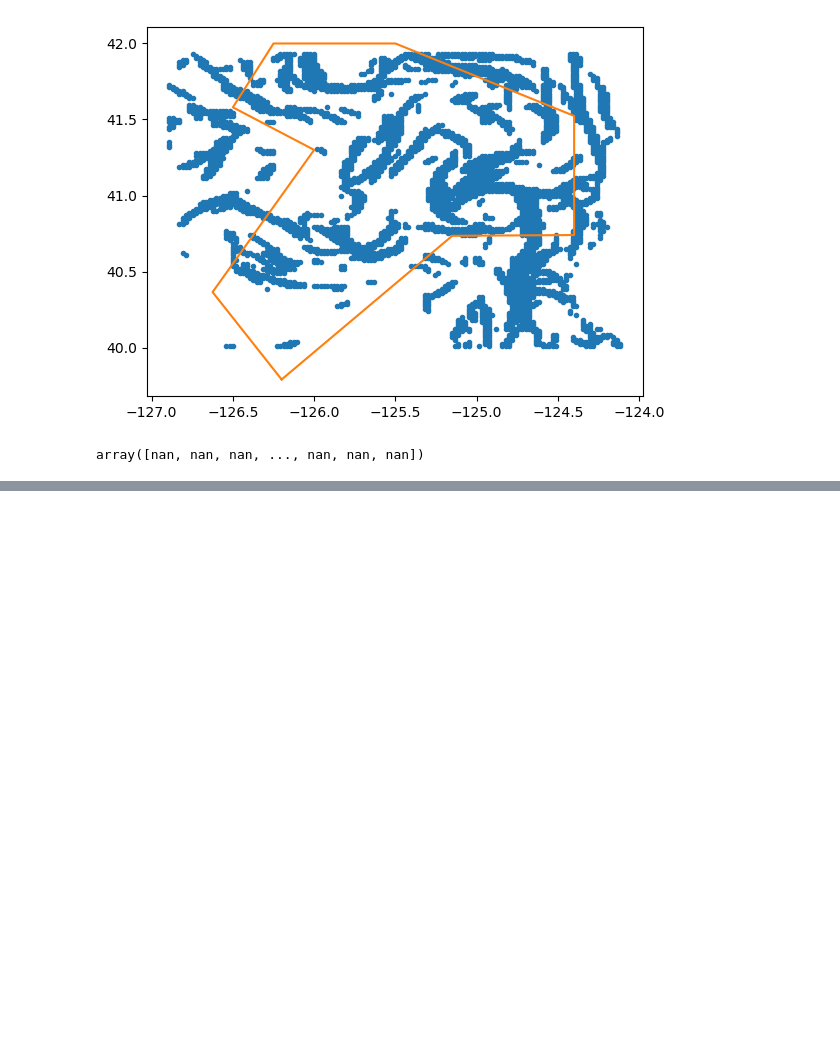
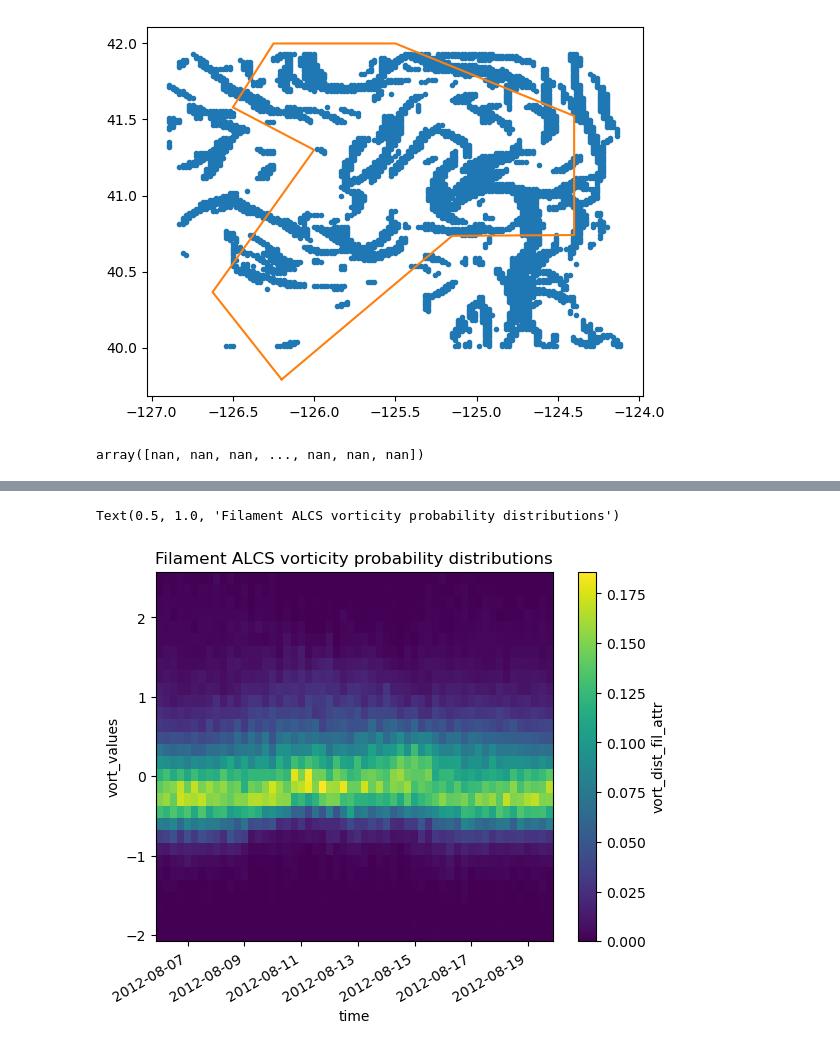
Before and after one commit to bdarbyMLML/cape_mend_SM_LCS, a Jupyter notebook: Hypothesis_2.ipynb, the cells around one changed output, grey strips where cells are left out. Saved outputs shown, nothing was run; the diff lists cells and outputs as text; code cells hidden in the pictures; blank space fills up the shorter version.

```diff
--- a/Hypothesis_2.ipynb
+++ b/Hypothesis_2.ipynb
@@ -358,0 +534,9 @@ strain_lcs = xr.open_mfdataset(strain_lcs_filepaths)
+# %%
+case_study_path = cutout_path+'case_studies/'
+
+vort_fil_files, vort_fil_filepaths = tools.get_data_paths_from_binary(case_study_path,'fil/distributions_vort',file_end='nc')
+div_fil_files, div_fil_filepaths = tools.get_data_paths_from_binary(case_study_path,'fil/distributions_div',file_end='nc')
+strain_fil_files, strain_fil_filepaths = tools.get_data_paths_from_binary(case_study_path,'fil/distributions_strain',file_end='nc')
+vort_fil_dist = xr.open_mfdataset(vort_fil_filepaths)
+div_fil_dist = xr.open_mfdataset(div_fil_filepaths)
+strain_fil_dist = xr.open_mfdataset(strain_fil_filepaths)
@@ -358,0 +577,3 @@ strain_lcs = xr.open_mfdataset(strain_lcs_filepaths)
+# %%
+total_vort_rep = vort_fil_dist['vort_dist_fil_rep'].sum(dim='vort_values')
+total_vort_attr = vort_fil_dist['vort_dist_fil_attr'].sum(dim='vort_values')
@@ -358,0 +591,6 @@ strain_lcs = xr.open_mfdataset(strain_lcs_filepaths)
+# %%
+(vort_fil_dist['vort_dist_fil_attr']/total_vort_attr).plot(x='time')
+plt.title('Filament ALCS vorticity probability distributions')
+# %% [output]
+Text(0.5, 1.0, 'Filament ALCS vorticity probability distributions')
+[figure, added]
```
Also changed, not shown: parts of 66 cells of this notebook, 13 other files.
